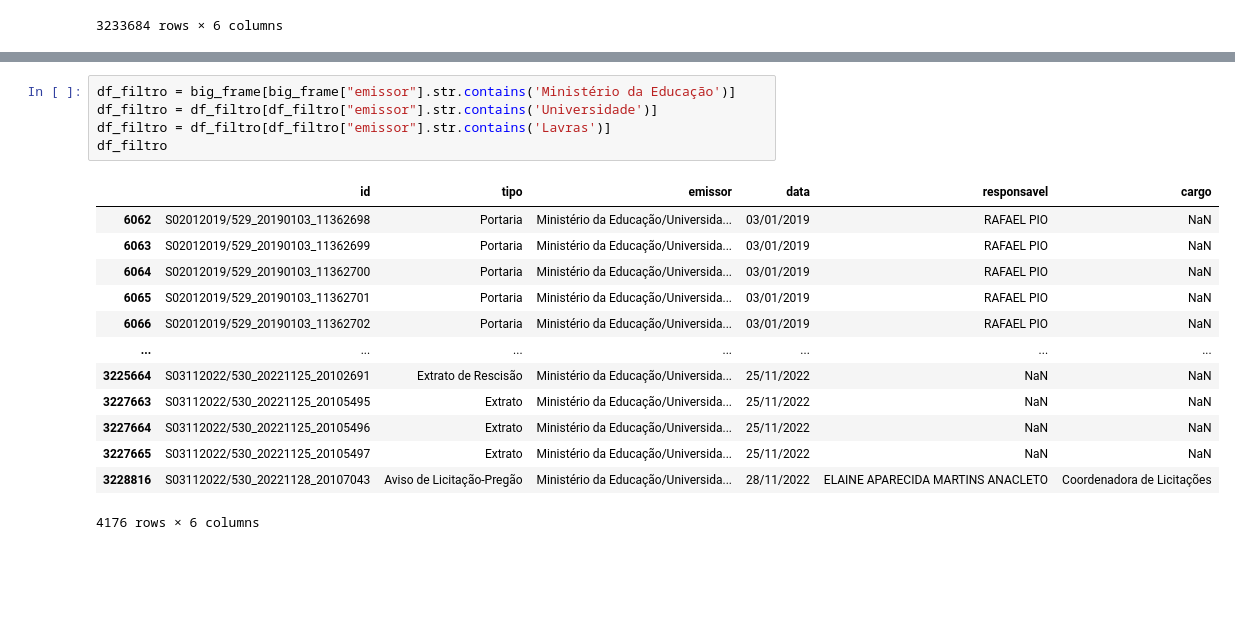
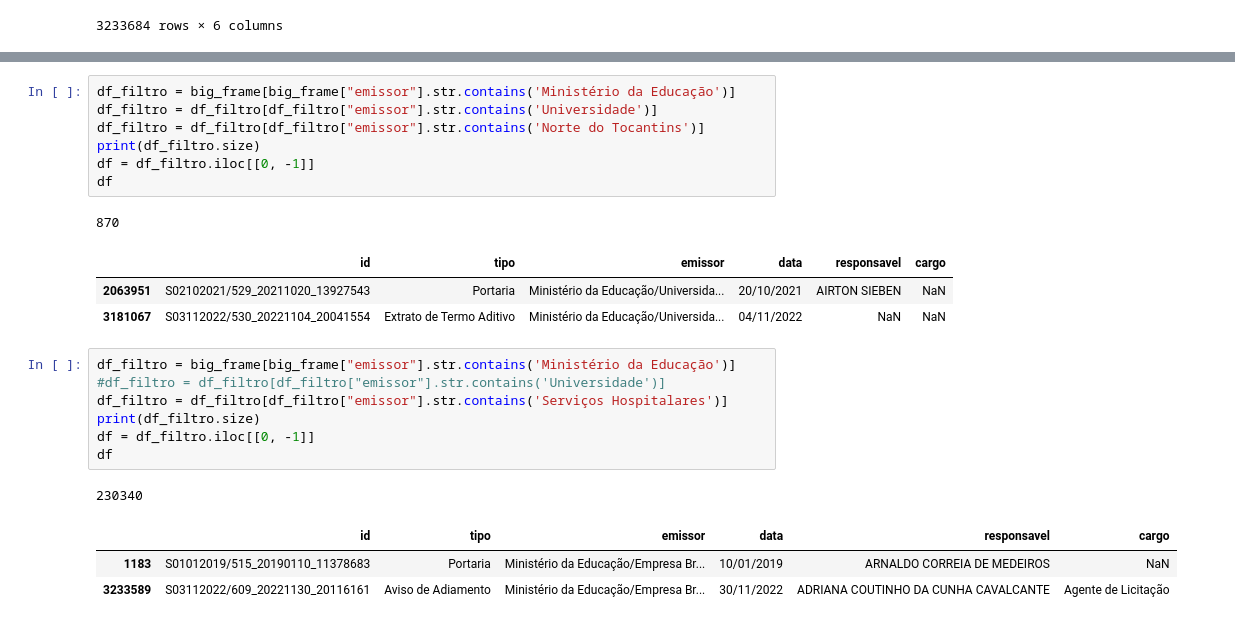
Before and after one commit to drausio/tcc_dsa_usp_esalq, a Jupyter notebook: resultados-preliminares/04_ConstrucaoDosGrafos.ipynb, the cells around one changed output, grey strips where cells are left out. Saved outputs shown, nothing was run; the diff lists cells and outputs as text; blank space fills up the shorter version.

```diff
--- a/resultados-preliminares/04_ConstrucaoDosGrafos.ipynb
+++ b/resultados-preliminares/04_ConstrucaoDosGrafos.ipynb
@@ -355,19 +397,24 @@ IGRAPH DN-- 0 0 -- Unidades Organizacionais da Administração Pública - 2019
+# %%
+df_filtro = big_frame[big_frame["emissor"].str.contains('Ministério da Educação')]
+df_filtro = df_filtro[df_filtro["emissor"].str.contains('Universidade')]
+df_filtro = df_filtro[df_filtro["emissor"].str.contains('Norte do Tocantins')]
+print(df_filtro.size)
+df = df_filtro.iloc[[0, -1]]
+df
+# %% [output]
+870
+|  | id | tipo | emissor | data | responsavel | cargo |
+| 2063951 | S02102021/529_20211020_13927543 | Portaria | Ministério da Educação/Universida... | 20/10/2021 | AIRTON SIEBEN | NaN |
+| 3181067 | S03112022/530_20221104_20041554 | Extrato de Termo Aditivo | Ministério da Educação/Universida... | 04/11/2022 | NaN | NaN |
 # %%
 df_filtro = big_frame[big_frame["emissor"].str.contains('Ministério da Educação')]
-df_filtro = df_filtro[df_filtro["emissor"].str.contains('Universidade')]
-df_filtro = df_filtro[df_filtro["emissor"].str.contains('Lavras')]
-df_filtro
+#df_filtro = df_filtro[df_filtro["emissor"].str.contains('Universidade')]
+df_filtro = df_filtro[df_filtro["emissor"].str.contains('Serviços Hospitalares')]
+print(df_filtro.size)
+df = df_filtro.iloc[[0, -1]]
+df
 # %% [output]
+230340
 |  | id | tipo | emissor | data | responsavel | cargo |
-| 6062 | S02012019/529_20190103_11362698 | Portaria | Ministério da Educação/Universida... | 03/01/2019 | RAFAEL PIO | NaN |
-| 6063 | S02012019/529_20190103_11362699 | Portaria | Ministério da Educação/Universida... | 03/01/2019 | RAFAEL PIO | NaN |
-| 6064 | S02012019/529_20190103_11362700 | Portaria | Ministério da Educação/Universida... | 03/01/2019 | RAFAEL PIO | NaN |
-| 6065 | S02012019/529_20190103_11362701 | Portaria | Ministério da Educação/Universida... | 03/01/2019 | RAFAEL PIO | NaN |
-| 6066 | S02012019/529_20190103_11362702 | Portaria | Ministério da Educação/Universida... | 03/01/2019 | RAFAEL PIO | NaN |
-| ... | ... | ... | ... | ... | ... | ... |
-| 3225664 | S03112022/530_20221125_20102691 | Extrato de Rescisão | Ministério da Educação/Universida... | 25/11/2022 | NaN | NaN |
-| 3227663 | S03112022/530_20221125_20105495 | Extrato | Ministério da Educação/Universida... | 25/11/2022 | NaN | NaN |
-| 3227664 | S03112022/530_20221125_20105496 | Extrato | Ministério da Educação/Universida... | 25/11/2022 | NaN | NaN |
-| 3227665 | S03112022/530_20221125_20105497 | Extrato | Ministério da Educação/Universida... | 25/11/2022 | NaN | NaN |
-| 3228816 | S03112022/530_20221128_20107043 | Aviso de Licitação-Pregão | Ministério da Educação/Universida... | 28/11/2022 | ELAINE APARECIDA MARTINS ANACLETO | Coordenadora de Licitações |
+| 1183 | S01012019/515_20190110_11378683 | Portaria | Ministério da Educação/Empresa Br... | 10/01/2019 | ARNALDO CORREIA DE MEDEIROS | NaN |
+| 3233589 | S03112022/609_20221130_20116161 | Aviso de Adiamento | Ministério da Educação/Empresa Br... | 30/11/2022 | ADRIANA COUTINHO DA CUNHA CAVALCANTE | Agente de Licitação |
-4176 rows × 6 columns
```
Also changed, not shown: parts of 31 cells of this notebook, 18 other files.
